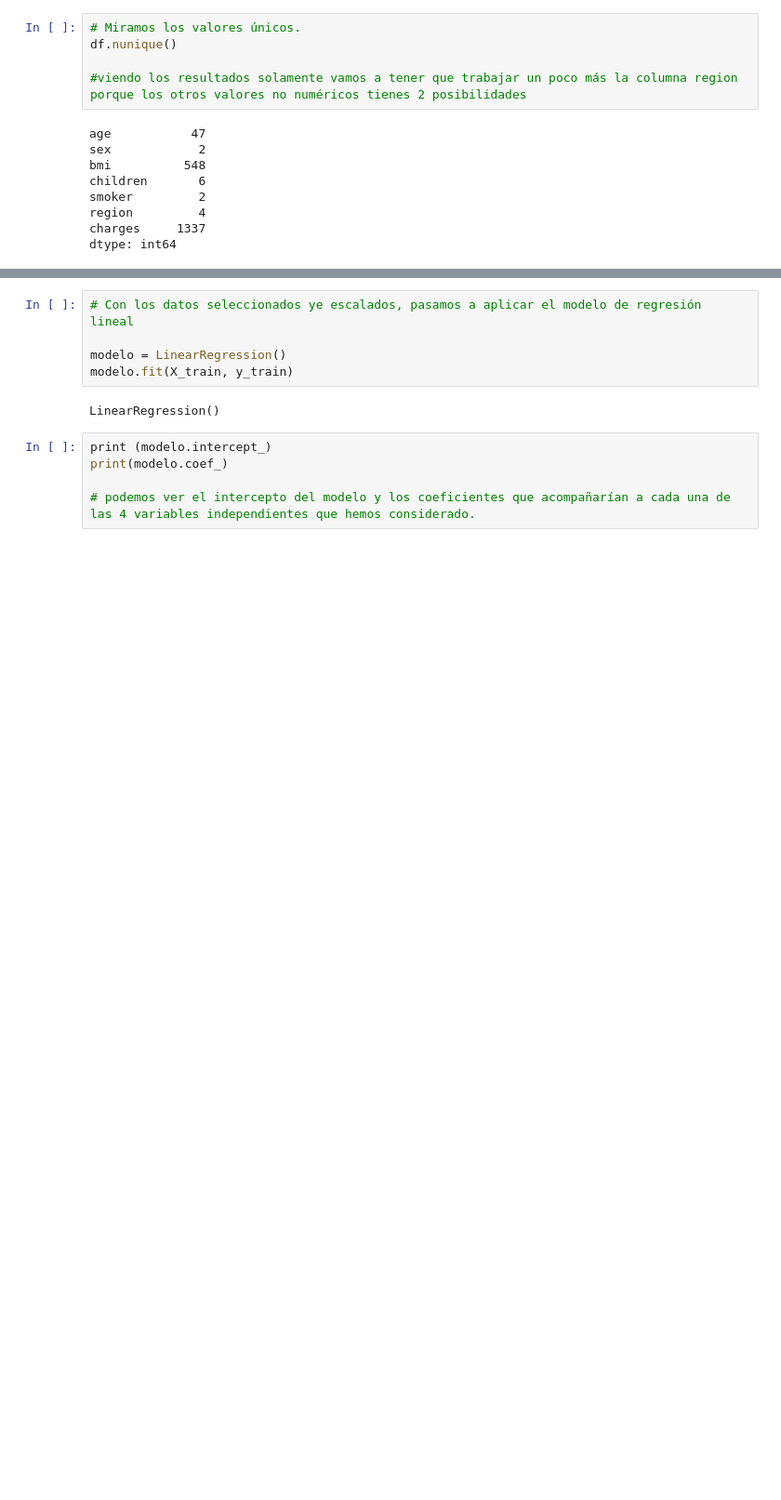
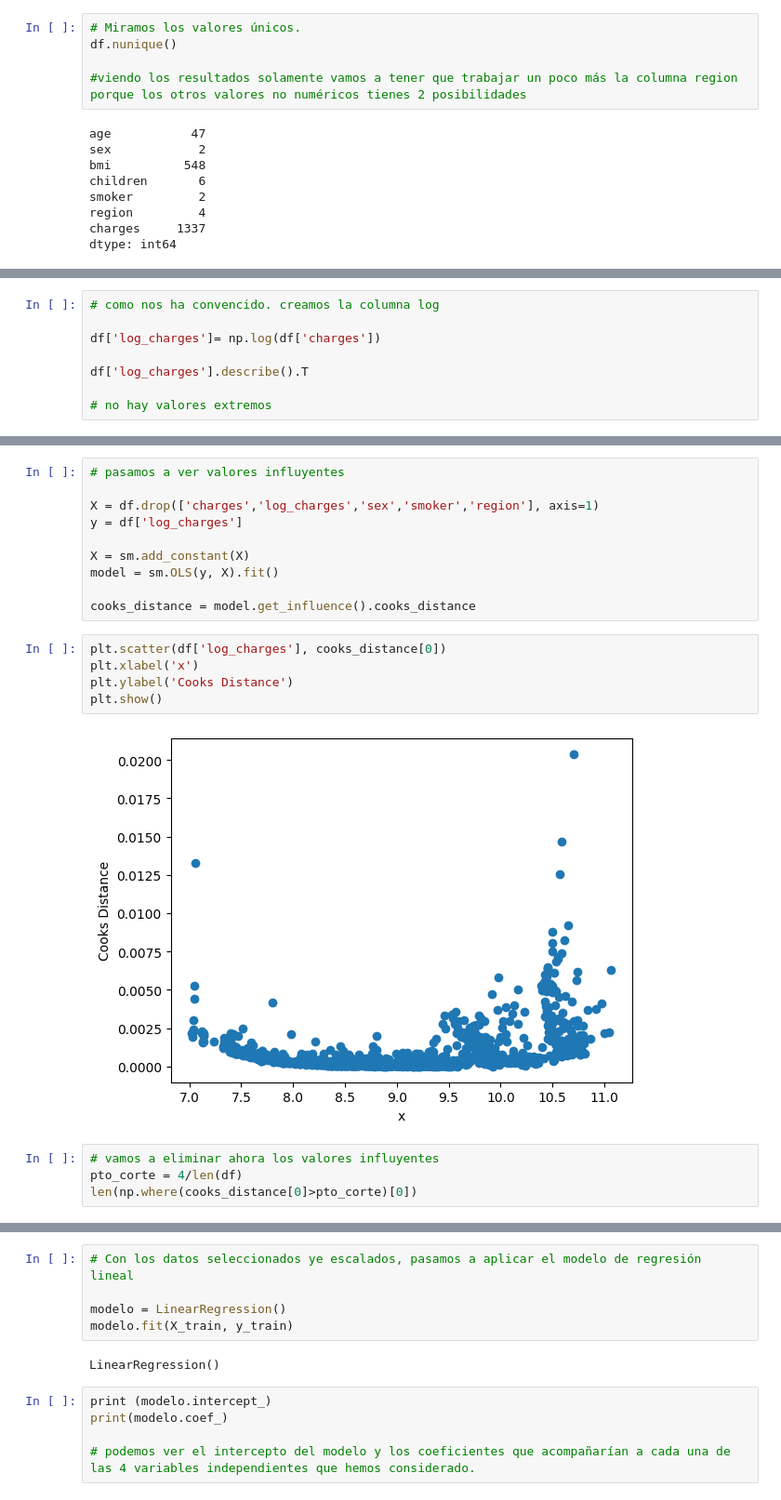
Before and after one commit to 4GeeksAcademy/machine-learning-python-template-chematudela-regresionlineal, a Jupyter notebook: src/explore.ipynb, the cells around one changed output, grey strips where cells are left out. Shown: that part at 93% size. Saved outputs shown, nothing was run; the diff lists cells and outputs as text; blank space fills up the shorter version.

```diff
--- a/src/explore.ipynb
+++ b/src/explore.ipynb
@@ -83,0 +118,8 @@ print(df[df['region'] == 'southeast']['charges'].mean())
+# %%
+# como nos ha convencido. creamos la columna log
+
+df['log_charges']= np.log(df['charges'])
+
+df['log_charges'].describe().T
+
+# no hay valores extremos
@@ -83,0 +136,21 @@ print(df[df['region'] == 'southeast']['charges'].mean())
+# %%
+# pasamos a ver valores influyentes
+
+X = df.drop(['charges','log_charges','sex','smoker','region'], axis=1)
+y = df['log_charges']
+
+X = sm.add_constant(X)
+model = sm.OLS(y, X).fit()
+
+cooks_distance = model.get_influence().cooks_distance
+# %%
+plt.scatter(df['log_charges'], cooks_distance[0])
+plt.xlabel('x')
+plt.ylabel('Cooks Distance')
+plt.show()
+# %% [output]
+[figure, added]
+# %%
+# vamos a eliminar ahora los valores influyentes
+pto_corte = 4/len(df)
+len(np.where(cooks_distance[0]>pto_corte)[0])
```
Also changed, not shown: parts of 23 cells of this notebook, 1 other file.
